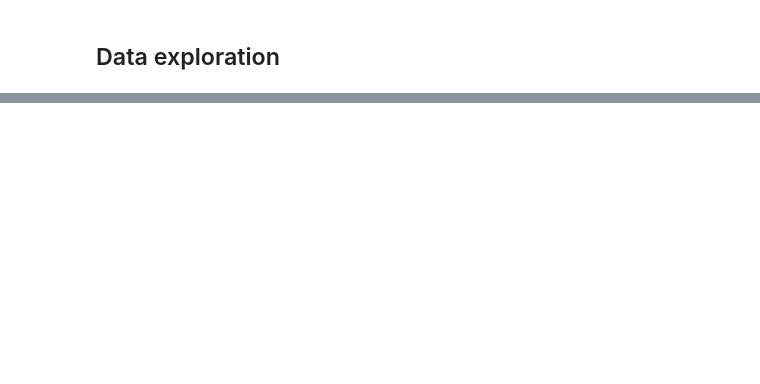
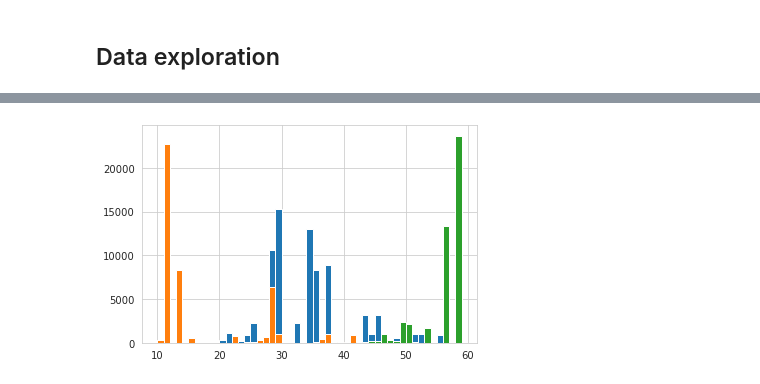
Before and after one commit to crlna16/wids-datathon-kaggle, a Jupyter notebook: DataExploration.ipynb, the cells around one changed output, grey strips where cells are left out. Drawn from its saved outputs; the diff is of its cells as text; code cells hidden in the pictures; blank space fills up the shorter version.

```diff
--- a/DataExploration.ipynb
+++ b/DataExploration.ipynb
@@ -65,0 +360,6 @@ test_df['Year_Factor'].describe()
+# %%
+df['january_avg_temp'].hist(bins=range(10, 60));
+df['january_min_temp'].hist(bins=range(10, 60));
+df['january_max_temp'].hist(bins=range(10, 60));
+# %% [output]
+[figure, added]
```
Also changed, not shown: parts of 33 cells of this notebook, 2 other files.
